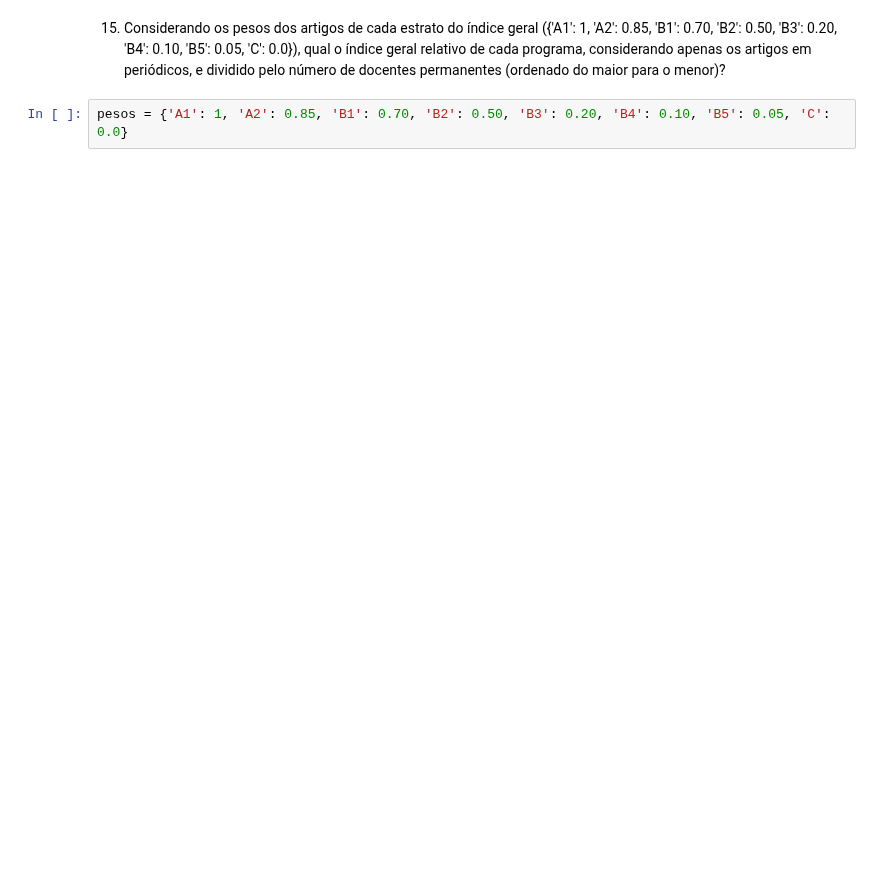
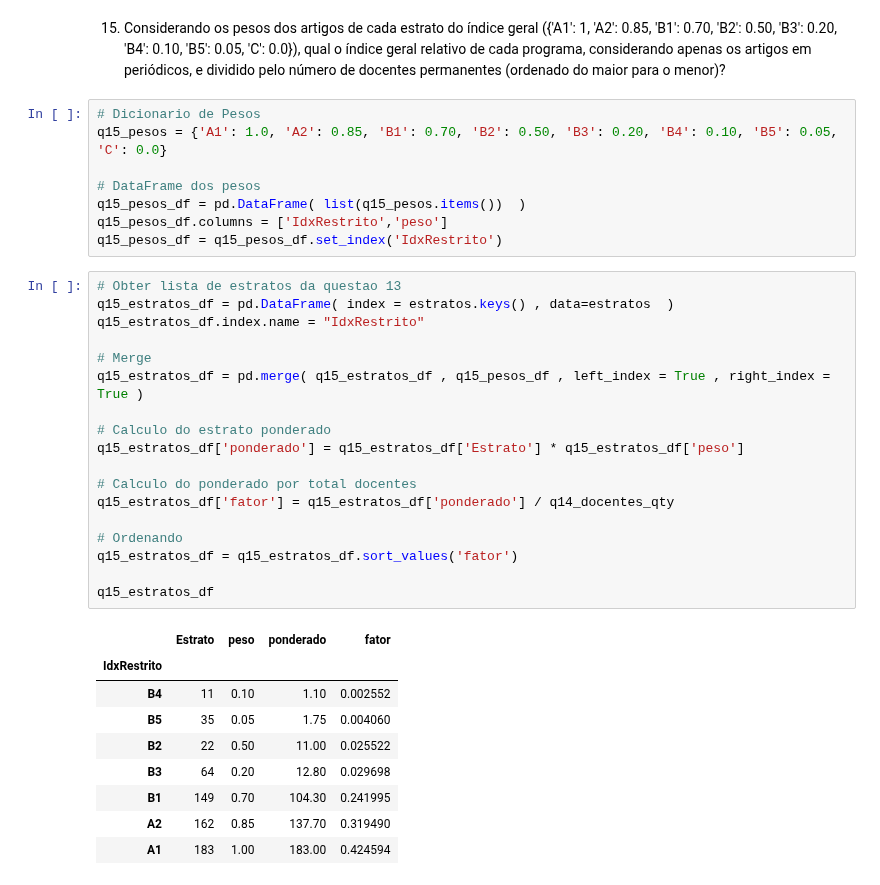
Before and after one commit to Pedalves/DataScience, a Jupyter notebook: CAPES/T1.1 Enunciado - Analise descritiva de dados de PG.ipynb, the cells around one changed output. Drawn from its saved outputs; the diff is of its cells as text; blank space fills up the shorter version.

```diff
--- a/CAPES/T1.1 Enunciado - Analise descritiva de dados de PG.ipynb
+++ b/CAPES/T1.1 Enunciado - Analise descritiva de dados de PG.ipynb
@@ -1083,4 +1151,38 @@ pesos = {'A1': 1, 'A2': 0.85, 'B1': 0.70, 'B2': 0.0, 'B3': 0.0, 'B4': 0.0, 'B5':
 # %% [markdown]
 15) Considerando os pesos dos artigos de cada estrato do índice geral ({'A1': 1, 'A2': 0.85, 'B1': 0.70, 'B2': 0.50, 'B3': 0.20, 'B4': 0.10, 'B5': 0.05, 'C': 0.0}), qual o índice geral relativo de cada programa, considerando apenas os artigos em periódicos, e dividido pelo número de docentes permanentes (ordenado do maior para o menor)?
 # %%
-pesos = {'A1': 1, 'A2': 0.85, 'B1': 0.70, 'B2': 0.50, 'B3': 0.20, 'B4': 0.10, 'B5': 0.05, 'C': 0.0}
+# Dicionario de Pesos
+q15_pesos = {'A1': 1.0, 'A2': 0.85, 'B1': 0.70, 'B2': 0.50, 'B3': 0.20, 'B4': 0.10, 'B5': 0.05, 'C': 0.0}
+
+# DataFrame dos pesos
+q15_pesos_df = pd.DataFrame( list(q15_pesos.items())  )
+q15_pesos_df.columns = ['IdxRestrito','peso']
+q15_pesos_df = q15_pesos_df.set_index('IdxRestrito')
+# %%
+# Obter lista de estratos da questao 13
+q15_estratos_df = pd.DataFrame( index = estratos.keys() , data=estratos  )
+q15_estratos_df.index.name = "IdxRestrito"
+
+# Merge
+q15_estratos_df = pd.merge( q15_estratos_df , q15_pesos_df , left_index = True , right_index = True )
+
+# Calculo do estrato ponderado
+q15_estratos_df['ponderado'] = q15_estratos_df['Estrato'] * q15_estratos_df['peso']
+
+# Calculo do ponderado por total docentes
+q15_estratos_df['fator'] = q15_estratos_df['ponderado'] / q14_docentes_qty
+
+# Ordenando
+q15_estratos_df = q15_estratos_df.sort_values('fator')
+
+q15_estratos_df
+# %% [output]
+|  | Estrato | peso | ponderado | fator |
+| IdxRestrito |  |  |  |  |
+| B4 | 11 | 0.10 | 1.10 | 0.002552 |
+| B5 | 35 | 0.05 | 1.75 | 0.004060 |
+| B2 | 22 | 0.50 | 11.00 | 0.025522 |
+| B3 | 64 | 0.20 | 12.80 | 0.029698 |
+| B1 | 149 | 0.70 | 104.30 | 0.241995 |
+| A2 | 162 | 0.85 | 137.70 | 0.319490 |
+| A1 | 183 | 1.00 | 183.00 | 0.424594 |
```
Also changed, not shown: parts of 6 cells of this notebook, 1 other file.
